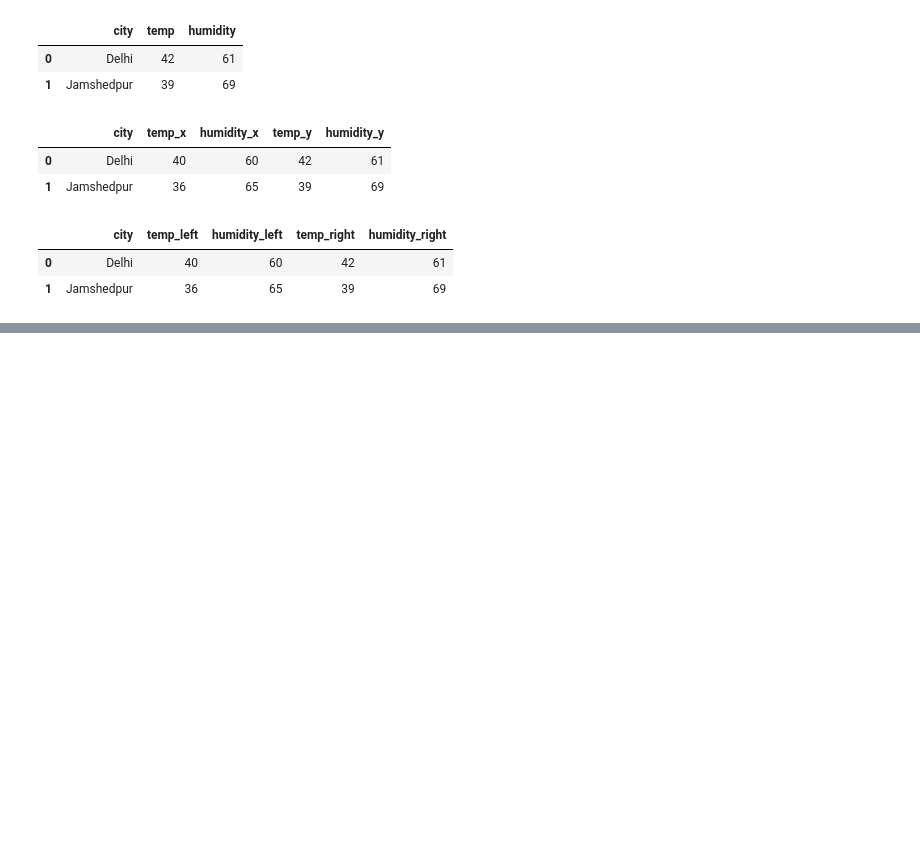
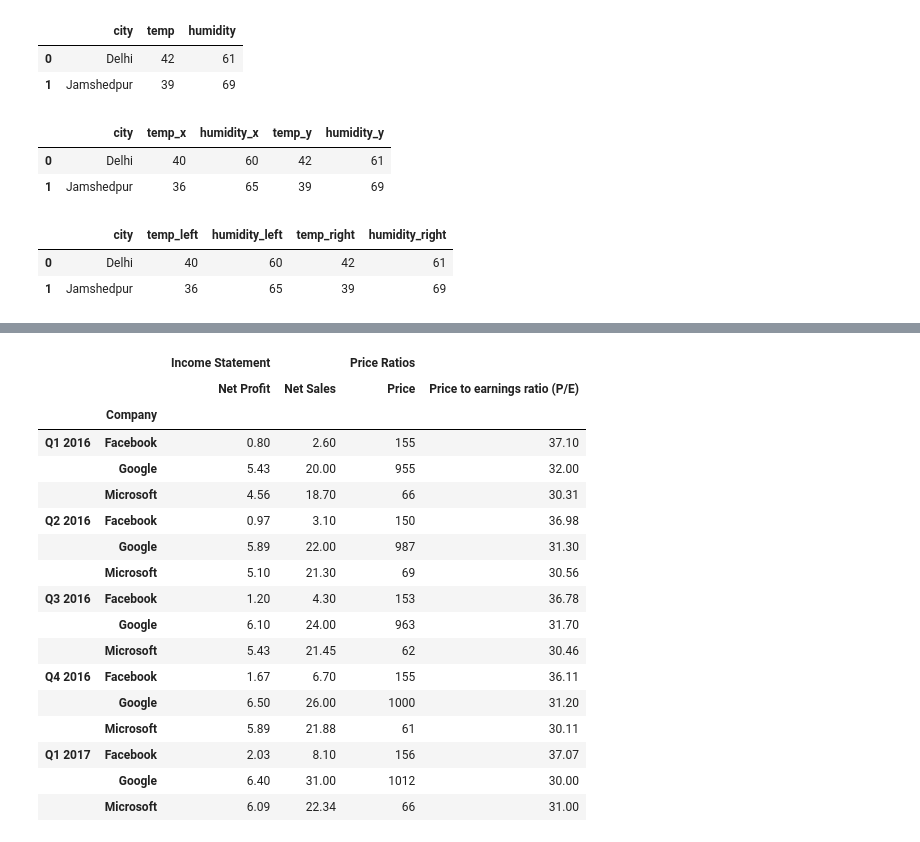
Before and after one commit to sumitpriye/Ml_Practice_CB, a Jupyter notebook: Pandas/Pandas.ipynb, the cells around one changed output, grey strips where cells are left out. Cells and saved outputs as stored; diff of their text form; code cells hidden in the pictures; blank space fills up the shorter version.

```diff
--- a/Pandas/Pandas.ipynb
+++ b/Pandas/Pandas.ipynb
@@ -376,0 +699,21 @@ df
+# %%
+df.stack() # By default it will take the innermost level of header and stack it
+# %% [output]
+|  |  | Income Statement |  | Price Ratios |  |
+|  |  | Net Profit | Net Sales | Price | Price to earnings ratio (P/E) |
+|  | Company |  |  |  |  |
+| Q1 2016 | Facebook | 0.80 | 2.60 | 155 | 37.10 |
+|  | Google | 5.43 | 20.00 | 955 | 32.00 |
+|  | Microsoft | 4.56 | 18.70 | 66 | 30.31 |
+| Q2 2016 | Facebook | 0.97 | 3.10 | 150 | 36.98 |
+|  | Google | 5.89 | 22.00 | 987 | 31.30 |
+|  | Microsoft | 5.10 | 21.30 | 69 | 30.56 |
+| Q3 2016 | Facebook | 1.20 | 4.30 | 153 | 36.78 |
+|  | Google | 6.10 | 24.00 | 963 | 31.70 |
+|  | Microsoft | 5.43 | 21.45 | 62 | 30.46 |
+| Q4 2016 | Facebook | 1.67 | 6.70 | 155 | 36.11 |
+|  | Google | 6.50 | 26.00 | 1000 | 31.20 |
+|  | Microsoft | 5.89 | 21.88 | 61 | 30.11 |
+| Q1 2017 | Facebook | 2.03 | 8.10 | 156 | 37.07 |
+|  | Google | 6.40 | 31.00 | 1012 | 30.00 |
+|  | Microsoft | 6.09 | 22.34 | 66 | 31.00 |
```
Also changed, not shown: parts of 42 cells of this notebook, 6 other files.
